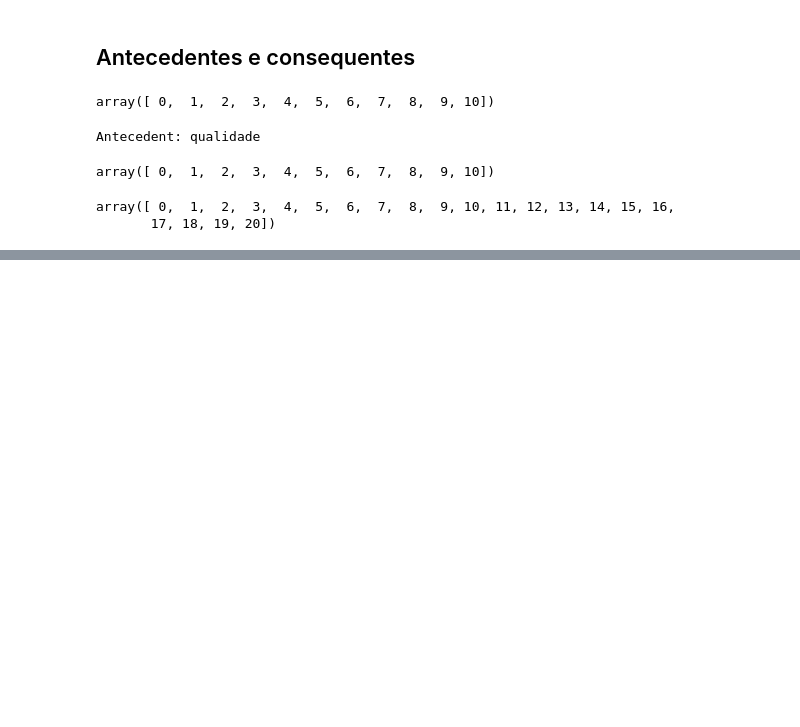
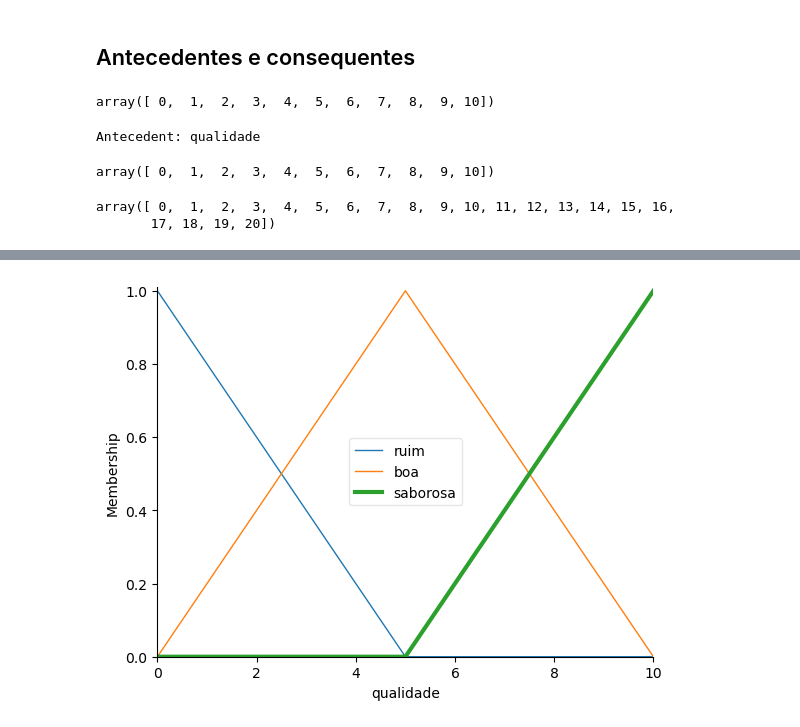
Before and after one commit to Thgm01/IA_Expert, a Jupyter notebook: Inteligência Artificial e Machine Learning/Parte 3 - Logica Fuzzy/gorjetas.ipynb, the cells around one changed output, grey strips where cells are left out. Cells and saved outputs as stored; diff of their text form; code cells hidden in the pictures; blank space fills up the shorter version.

```diff
--- a/Inteligência Artificial e Machine Learning/Parte 3 - Logica Fuzzy/gorjetas.ipynb
+++ b/Inteligência Artificial e Machine Learning/Parte 3 - Logica Fuzzy/gorjetas.ipynb
@@ -32,0 +42,4 @@ array([ 0,  1,  2,  3,  4,  5,  6,  7,  8,  9, 10, 11, 12, 13, 14, 15, 16,
+# %%
+qualidade['saborosa'].view()
+# %% [output]
+[figure, added]
```
Also changed, not shown: parts of 6 cells of this notebook.
